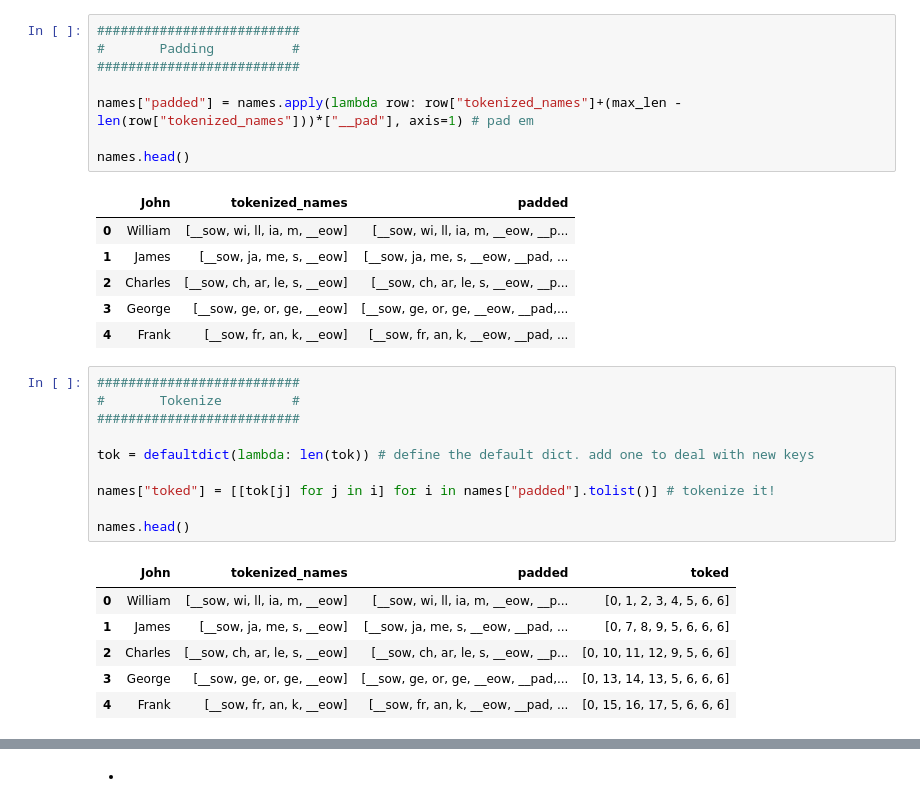
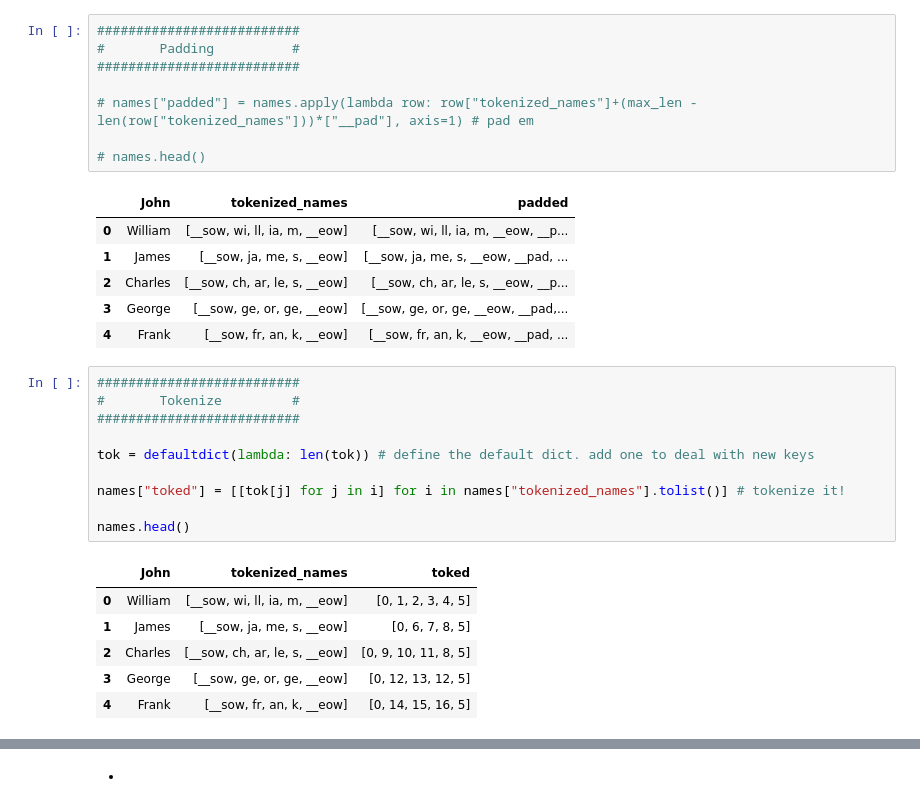
Before and after one commit to TheEnquirer/ml301, a Jupyter notebook: name_gen/name_gen.ipynb, the cells around one changed output, grey strips where cells are left out. Drawn from its saved outputs; the diff is of its cells as text.

```diff
--- a/name_gen/name_gen.ipynb
+++ b/name_gen/name_gen.ipynb
@@ -66,9 +86,9 @@ print(max_len)
 #       Padding          #
 ##########################
 
-names["padded"] = names.apply(lambda row: row["tokenized_names"]+(max_len - len(row["tokenized_names"]))*["__pad"], axis=1) # pad em
+# names["padded"] = names.apply(lambda row: row["tokenized_names"]+(max_len - len(row["tokenized_names"]))*["__pad"], axis=1) # pad em
 
-names.head()
+# names.head()
 # %% [output]
 |  | John | tokenized_names | padded |
 | 0 | William | [__sow, wi, ll, ia, m, __eow] | [__sow, wi, ll, ia, m, __eow, __p... |
@@ -79,20 +99,20 @@ names.head()
 # %%
 ##########################
 #       Tokenize         #
 ##########################
 
 tok = defaultdict(lambda: len(tok)) # define the default dict. add one to deal with new keys
 
-names["toked"] = [[tok[j] for j in i] for i in names["padded"].tolist()] # tokenize it!
+names["toked"] = [[tok[j] for j in i] for i in names["tokenized_names"].tolist()] # tokenize it!
 
 names.head()
 # %% [output]
-|  | John | tokenized_names | padded | toked |
-| 0 | William | [__sow, wi, ll, ia, m, __eow] | [__sow, wi, ll, ia, m, __eow, __p... | [0, 1, 2, 3, 4, 5, 6, 6] |
-| 1 | James | [__sow, ja, me, s, __eow] | [__sow, ja, me, s, __eow, __pad, ... | [0, 7, 8, 9, 5, 6, 6, 6] |
-| 2 | Charles | [__sow, ch, ar, le, s, __eow] | [__sow, ch, ar, le, s, __eow, __p... | [0, 10, 11, 12, 9, 5, 6, 6] |
-| 3 | George | [__sow, ge, or, ge, __eow] | [__sow, ge, or, ge, __eow, __pad,... | [0, 13, 14, 13, 5, 6, 6, 6] |
-| 4 | Frank | [__sow, fr, an, k, __eow] | [__sow, fr, an, k, __eow, __pad, ... | [0, 15, 16, 17, 5, 6, 6, 6] |
+|  | John | tokenized_names | toked |
+| 0 | William | [__sow, wi, ll, ia, m, __eow] | [0, 1, 2, 3, 4, 5] |
+| 1 | James | [__sow, ja, me, s, __eow] | [0, 6, 7, 8, 5] |
+| 2 | Charles | [__sow, ch, ar, le, s, __eow] | [0, 9, 10, 11, 8, 5] |
+| 3 | George | [__sow, ge, or, ge, __eow] | [0, 12, 13, 12, 5] |
+| 4 | Frank | [__sow, fr, an, k, __eow] | [0, 14, 15, 16, 5] |
 # %%
 ##########################
 #       One Hot          #
```
Also changed, not shown: parts of 7 cells of this notebook.
